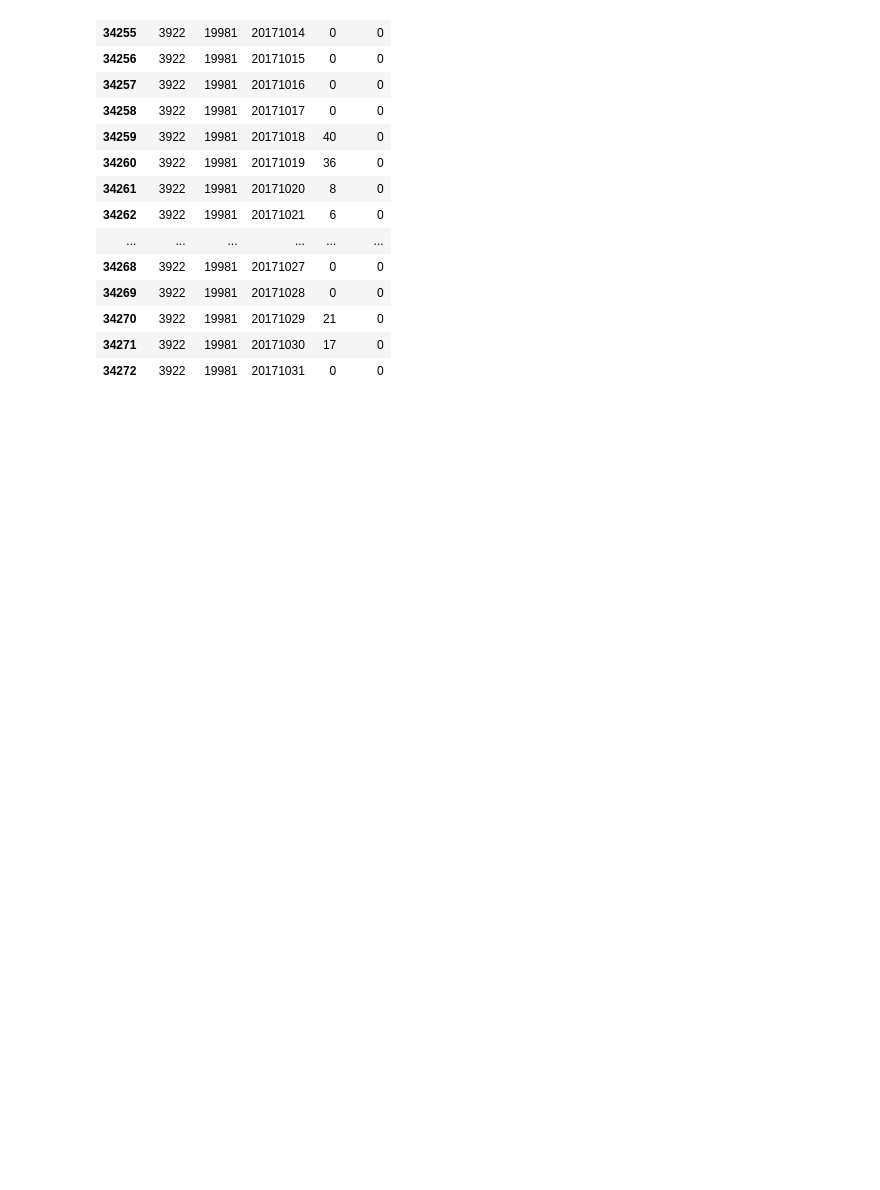
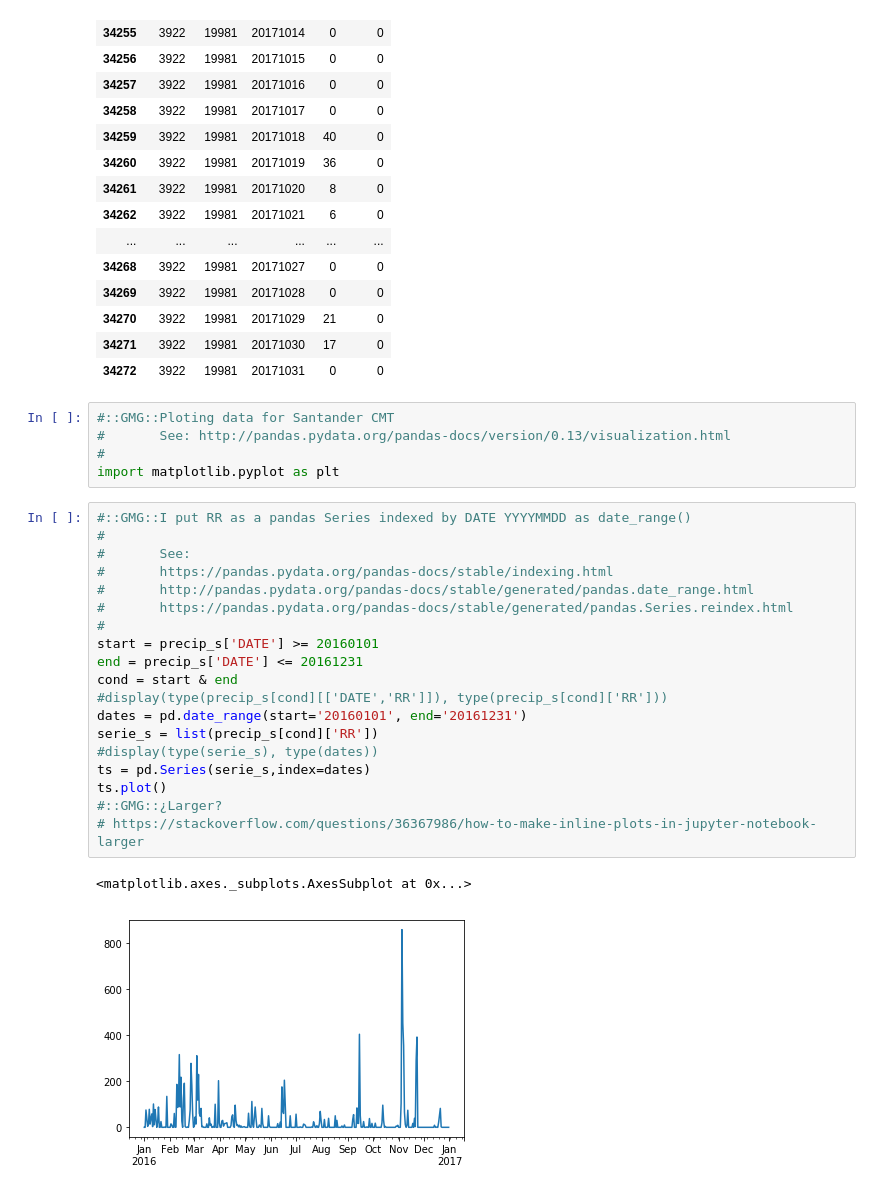
Before and after one commit to yerartdev/uc-m1964-panorama, a Jupyter notebook: panorama/m1964-python-gerardo-de-miguel-gonzalez.ipynb, the cells around one changed output. Cells and saved outputs as stored; diff of their text form; blank space fills up the shorter version.

Commit message:
Weather Generator Python: plot santander CMT precipitation series with matplotlib

```diff
--- a/panorama/m1964-python-gerardo-de-miguel-gonzalez.ipynb
+++ b/panorama/m1964-python-gerardo-de-miguel-gonzalez.ipynb
@@ -163,3 +160,30 @@ precip_s.tail(20)
 | 34270 | 3922 | 19981 | 20171029 | 21 | 0 |
 | 34271 | 3922 | 19981 | 20171030 | 17 | 0 |
 | 34272 | 3922 | 19981 | 20171031 | 0 | 0 |
+# %%
+#::GMG::Ploting data for Santander CMT
+#       See: http://pandas.pydata.org/pandas-docs/version/0.13/visualization.html
+#
+import matplotlib.pyplot as plt
+# %%
+#::GMG::I put RR as a pandas Series indexed by DATE YYYYMMDD as date_range()
+#
+#       See:
+#       https://pandas.pydata.org/pandas-docs/stable/indexing.html
+#       http://pandas.pydata.org/pandas-docs/stable/generated/pandas.date_range.html
+#       https://pandas.pydata.org/pandas-docs/stable/generated/pandas.Series.reindex.html
+#
+start = precip_s['DATE'] >= 20160101
+end = precip_s['DATE'] <= 20161231
+cond = start & end
+#display(type(precip_s[cond][['DATE','RR']]), type(precip_s[cond]['RR']))
+dates = pd.date_range(start='20160101', end='20161231')
+serie_s = list(precip_s[cond]['RR'])
+#display(type(serie_s), type(dates))
+ts = pd.Series(serie_s,index=dates)
+ts.plot()
+#::GMG::¿Larger?
+# https://stackoverflow.com/questions/36367986/how-to-make-inline-plots-in-jupyter-notebook-larger
+# %% [output]
+<matplotlib.axes._subplots.AxesSubplot at 0x...>
+[figure, added]
```
Also changed, not shown: parts of 1 cell of this notebook.
